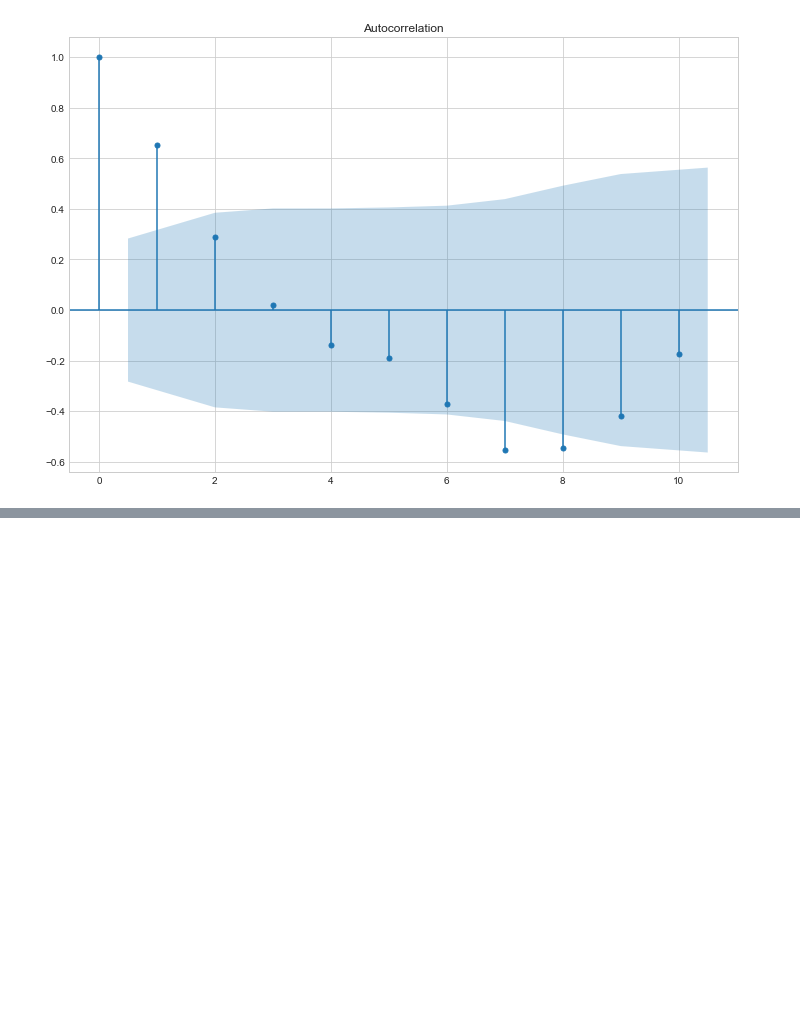
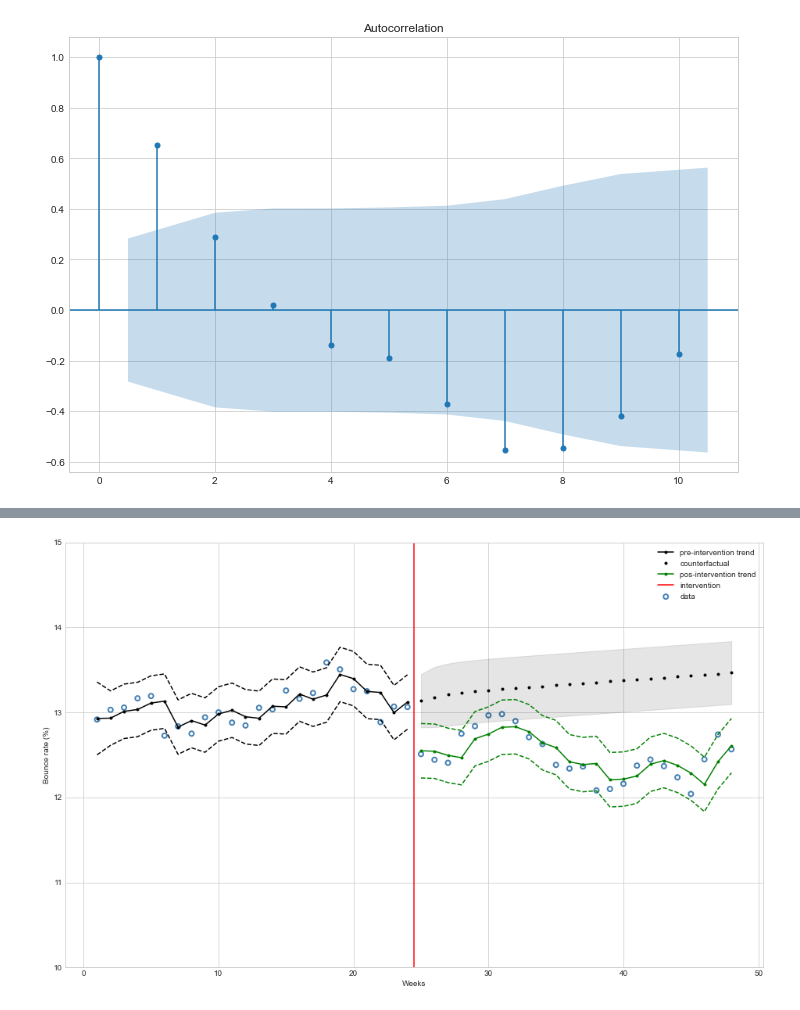
Before and after one commit to xboard/xboard.github.io, a Jupyter notebook: assets/data/its/ITS in python3.ipynb, the cells around one changed output, grey strips where cells are left out. Cells and saved outputs as stored; diff of their text form; code cells hidden in the pictures; blank space fills up the shorter version.

Commit message:
Autocorrelation and ARIMA code + plots

```diff
--- a/assets/data/its/ITS in python3.ipynb
+++ b/assets/data/its/ITS in python3.ipynb
@@ -193,0 +237,5 @@ plt.show()
+# %%
+from statsmodels.tsa.arima.model import ARIMA
+X = df[["T","D","P"]].to_numpy()
+arima_results = ARIMA(df["Y"], df[["T","D","P"]], order=(1,0,0)).fit()
+print(arima_results.summary())
@@ -193,0 +287,17 @@ plt.show()
+# %%
+start = 24
+end = 48
+
+predictions = arima_results.get_prediction(0, end-1)
+summary = predictions.summary_frame(alpha=0.05)
+
+arima_cf = ARIMA(df["Y"][:start], df["T"][:start], order=(1,0,0)).fit()
+
+y_trend = predictions.predicted_mean[:start]
+ci_lower = summary["mean_ci_lower"]
+ci_upper = summary["mean_ci_upper"]
+
+
+y_cf = arima_cf.get_forecast(24, exog=df["T"][start:]).summary_frame(alpha=0.05)
+
+y_new_trend = predictions.predicted_mean[start:]
@@ -193,0 +322,20 @@ plt.show()
+# %%
+plt.style.use('seaborn-whitegrid')
+fig, ax = plt.subplots(figsize=(16,10))
+
+ax.scatter(df["T"], df["Y"], facecolors='none', edgecolors='steelblue', label="data", linewidths=2)
+ax.plot(df["T"][:start], ci_upper[:start], 'k--')
+ax.plot(df["T"][:start], y_trend[:start], 'k.-', label="pre-intervention trend")
+ax.plot(df["T"][:start], ci_lower[:start], 'k--')
+ax.plot(df["T"][start:], y_cf["mean"], 'k.', label="counterfactual")
+ax.fill_between(df["T"][start:], y_cf['mean_ci_lower'], y_cf['mean_ci_upper'], color='k', alpha=0.1);
+ax.plot(df["T"][start:], ci_upper[start:], 'g--')
+ax.plot(df["T"][start:], y_new_trend, 'g.-', label="pos-intervention trend")
+ax.plot(df["T"][start:], ci_lower[start:], 'g--')
+ax.axvline(x = 24.5, color = 'r', label = 'intervention')
+ax.legend(loc='best')
+plt.ylim([10, 15])
+plt.xlabel("Weeks")
+plt.ylabel("Bounce rate (%)");
+# %% [output]
+[figure, added]
```
Also changed, not shown: parts of 10 cells of this notebook, 5 other files.
